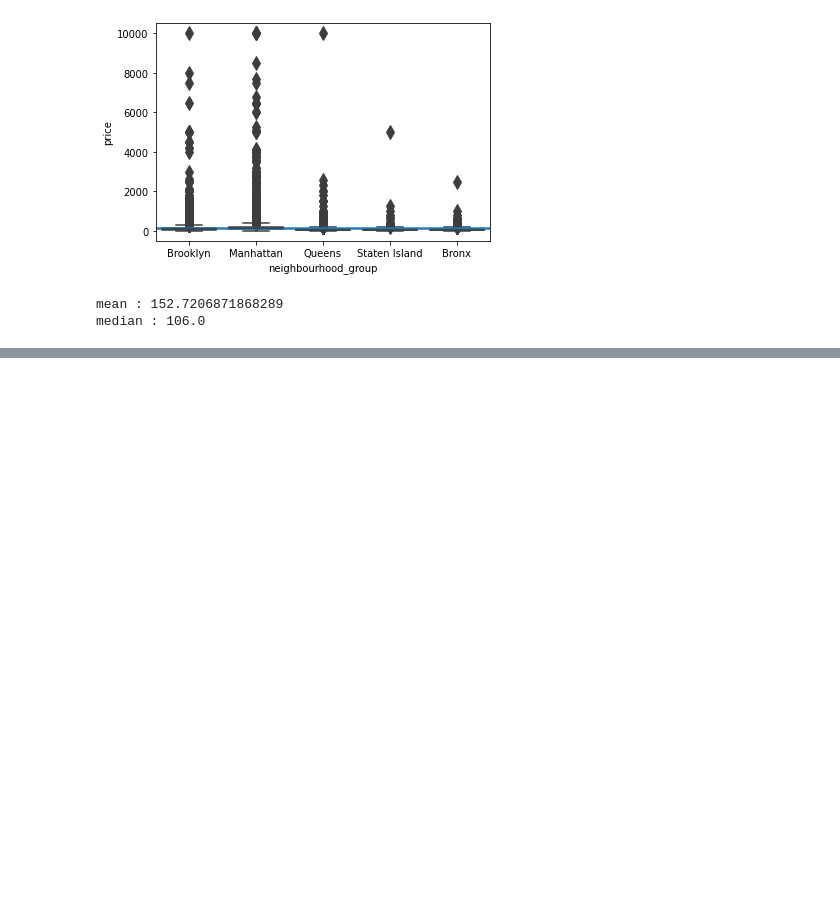
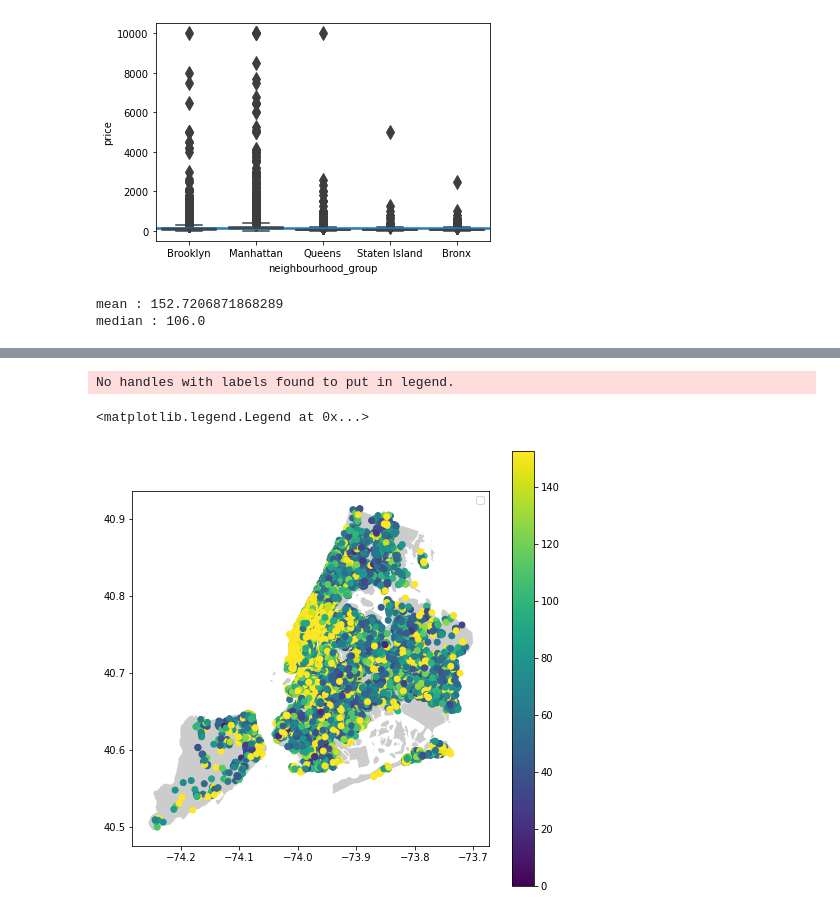
Before and after one commit to Rahul711sharma/AirBnb-Booking-Analysis, a Jupyter notebook: Airbnb_Bookings_Analysis_Capstone_Project.ipynb, the cells around one changed output, grey strips where cells are left out. Cells and saved outputs as stored; diff of their text form; code cells hidden in the pictures; blank space fills up the shorter version.

```diff
--- a/Airbnb_Bookings_Analysis_Capstone_Project.ipynb
+++ b/Airbnb_Bookings_Analysis_Capstone_Project.ipynb
@@ -145,0 +143,8 @@ plt.colorbar()
+# %%
+geometry = [Point(xy) for xy in zip(df['longitude'], df['latitude'])]
+crs = {'init': 'epsg:4326'}
+gdf = gpd.GeoDataFrame(df, crs=crs, geometry=geometry)
+# %%
+boroughs = gpd.read_file(geoplot.datasets.get_path('nyc_boroughs'))
+# %%
+geo_df=gpd.GeoDataFrame(df,crs=crs,geometry=gpd.points_from_xy(df["longitude"], df["latitude"]))
@@ -145,0 +167,12 @@ plt.colorbar()
+# %%
+fig,ax=plt.subplots(figsize=(8,8))
+boroughs.plot(ax=ax,alpha=0.4,color="grey")
+x, y = geo_df['longitude'].values, geo_df['latitude'].values
+plt.scatter(x,y,c=geo_df['price'])
+plt.clim(0,np.mean(df['price']))
+plt.colorbar()
+plt.legend()
+# %% [output]
+No handles with labels found to put in legend.
+<matplotlib.legend.Legend at 0x...>
+[figure, added]
```
Also changed, not shown: parts of 12 cells of this notebook.
